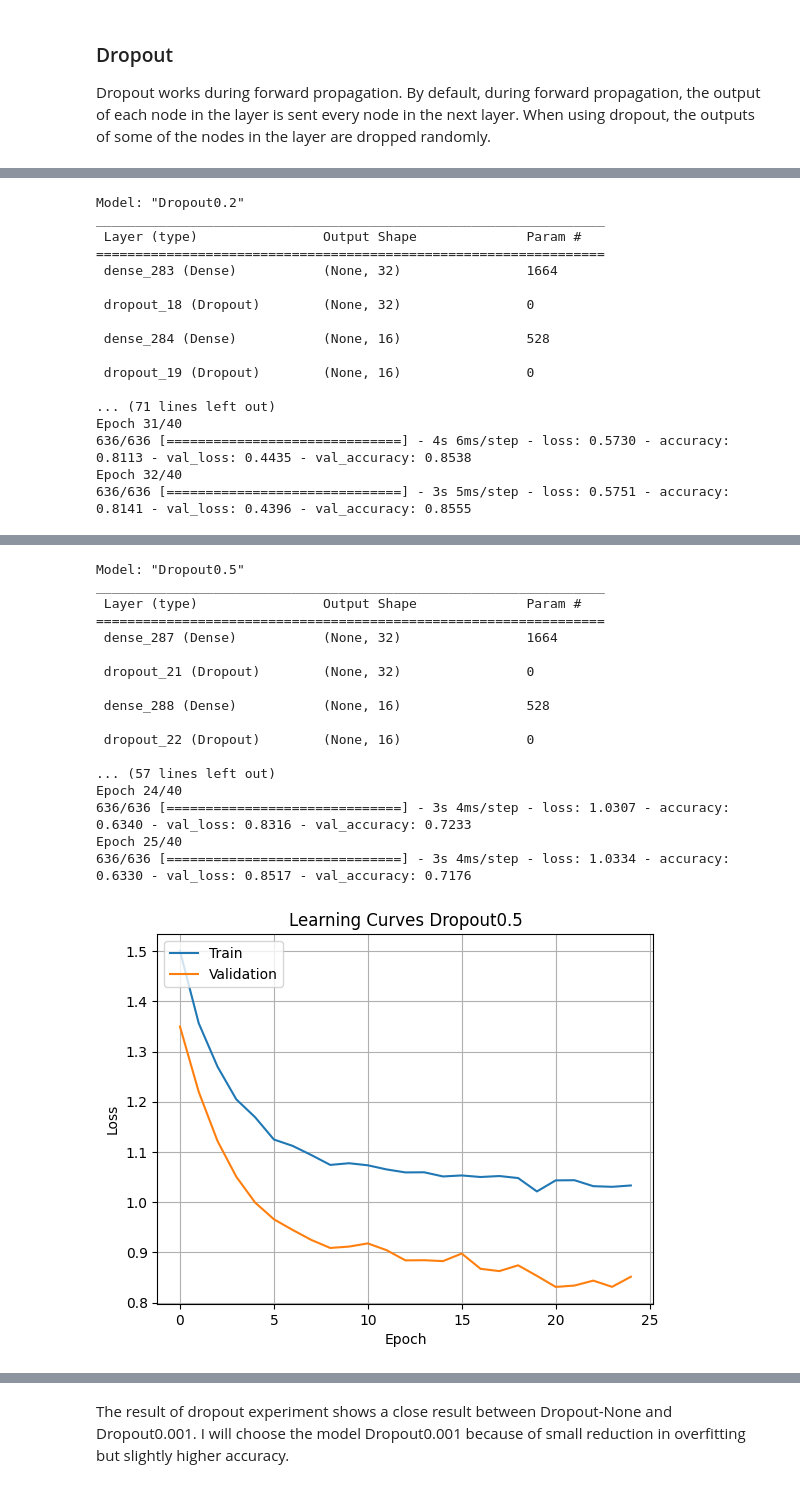
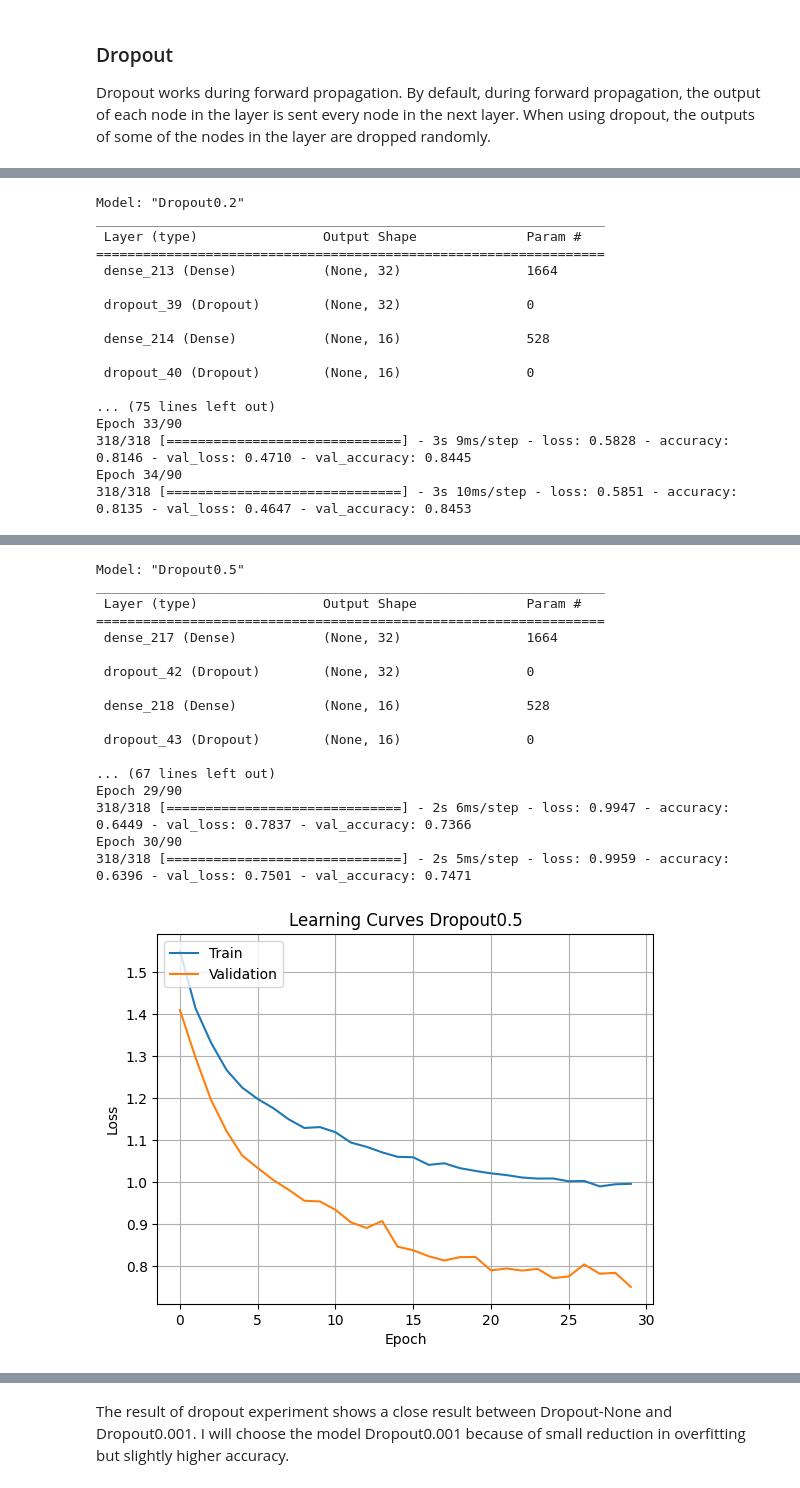
Before and after one commit to quickheaven/scs-3546-deep-learning, a Jupyter notebook: Multiclass_Clarissification_of_Malicious_URL.ipynb, the cells around one changed output, grey strips where cells are left out. Cells and saved outputs as stored; diff of their text form; code cells hidden in the pictures.

```diff
--- a/Multiclass_Clarissification_of_Malicious_URL.ipynb
+++ b/Multiclass_Clarissification_of_Malicious_URL.ipynb
@@ -836,8 +845,8 @@ accuracy_measures = {}
 
 model_config = get_base_model_config()
 # Hyperparameters:
-model_config['batch_size'] = 32
-model_config['epochs'] = 40
+model_config['batch_size'] = 64
+model_config['epochs'] = 90
 # Number of layers: 3
 # Number of nodes per each layer: 32-16-16
 model_config['hidden_activation'] = 'relu'
@@ -927,8 +936,8 @@ accuracy_measures = {}
 
 model_config = get_base_model_config()
 # Hyperparameters:
-model_config['batch_size'] = 32
-model_config['epochs'] = 40
+model_config['batch_size'] = 64
+model_config['epochs'] = 90
 # Number of layers: 3
 # Number of nodes per each layer: 32-16-16
 model_config['hidden_activation'] = 'relu'
@@ -1048,16 +1057,15 @@ accuracy_measures = {}
 
 model_config = get_base_model_config()
 # Hyperparameters:
-model_config['batch_size'] = 32
-model_config['epochs'] = 40
+model_config['batch_size'] = 64
+model_config['epochs'] = 90
 # Number of layers: 3
 # Number of nodes per each layer: 32-16-16
 model_config['hidden_activation'] = 'relu'
 model_config['weights_initializer'] = 'random_uniform'
 # Batch Normalization: not added
-model_config['optimizer'] = 'rmsprop'
+model_config['optimizer'] = 'adam'
 
-#learning_rate_list = [0.001, 0.005, 0.01, 0.1, 0.5]
 learning_rate_list = [0.001, 0.005, 0.01, 0.1]
 
 for learning_rate in learning_rate_list:
@@ -1066,8 +1074,8 @@ for learning_rate in learning_rate_list:
 
   custom_layers = [
     layers.Dense(32, kernel_initializer=model_config['weights_initializer'], activation=model_config['hidden_activation'], input_dim=model_config['input_dim']),
-    layers.Dense(16,  kernel_initializer=model_config['weights_initializer'], activation=model_config['hidden_activation']),
-    layers.Dense(16,  kernel_initializer=model_config['weights_initializer'], activation=model_config['hidden_activation']),
+    layers.Dense(16, kernel_initializer=model_config['weights_initializer'], activation=model_config['hidden_activation']),
+    layers.Dense(16, kernel_initializer=model_config['weights_initializer'], activation=model_config['hidden_activation']),
     layers.Dense(model_config['output_nodes'], activation=model_config['output_activation'])
   ];
 
@@ -1172,14 +1180,14 @@ accuracy_measures = {}
 
 model_config = get_base_model_config()
 # Hyperparameters:
-model_config['batch_size'] = 32
-model_config['epochs'] = 40
+model_config['batch_size'] = 64
+model_config['epochs'] = 90
 # Number of layers: 3
 # Number of nodes per each layer: 32-16-16
 model_config['hidden_activation'] = 'relu'
 model_config['weights_initializer'] = 'random_uniform'
 # Batch Normalization: not added
-model_config['optimizer'] = 'rmsprop'
+model_config['optimizer'] = 'adam'
 model_config['learning_rate'] = 0.001
 
 regularizer_list = ['l1','l2','l1_l2', 'None']
@@ -1299,14 +1307,14 @@ accuracy_measures = {}
 
 model_config = get_base_model_config()
 # Hyperparameters:
-model_config['batch_size'] = 32
-model_config['epochs'] = 40
+model_config['batch_size'] = 64
+model_config['epochs'] = 90
 # Number of layers: 3
 # Number of nodes per each layer: 32-16-16
 model_config['hidden_activation'] = 'relu'
 model_config['weights_initializer'] = 'random_uniform'
 # Batch Normalization: not added
-model_config['optimizer'] = 'rmsprop'
+model_config['optimizer'] = 'adam'
 model_config['learning_rate'] = 0.001
 model_config['regularizer'] = None
 model_config['dropout_rate'] = None
@@ -1407,16 +1415,16 @@ Model: "Dropout0.2"
 _________________________________________________________________
  Layer (type)                Output Shape              Param #
 =================================================================
- dense_283 (Dense)           (None, 32)                1664
+ dense_213 (Dense)           (None, 32)                1664
 
- dropout_18 (Dropout)        (None, 32)                0
+ dropout_39 (Dropout)        (None, 32)                0
 
- dense_284 (Dense)           (None, 16)                528
+ dense_214 (Dense)           (None, 16)                528
 
- dropout_19 (Dropout)        (None, 16)                0
+ dropout_40 (Dropout)        (None, 16)                0
 
-... (71 lines left out)
-Epoch 31/40
-636/636 [==============================] - 4s 6ms/step - loss: 0.5730 - accuracy: 0.8113 - val_loss: 0.4435 - val_accuracy: 0.8538
-Epoch 32/40
-636/636 [==============================] - 3s 5ms/step - loss: 0.5751 - accuracy: 0.8141 - val_loss: 0.4396 - val_accuracy: 0.8555
+... (75 lines left out)
+Epoch 33/90
+318/318 [==============================] - 3s 9ms/step - loss: 0.5828 - accuracy: 0.8146 - val_loss: 0.4710 - val_accuracy: 0.8445
+Epoch 34/90
+318/318 [==============================] - 3s 10ms/step - loss: 0.5851 - accuracy: 0.8135 - val_loss: 0.4647 - val_accuracy: 0.8453
@@ -1424,21 +1432,21 @@ Epoch 32/40
 Model: "Dropout0.5"
 _________________________________________________________________
  Layer (type)                Output Shape              Param #
 =================================================================
- dense_287 (Dense)           (None, 32)                1664
+ dense_217 (Dense)           (None, 32)                1664
 
- dropout_21 (Dropout)        (None, 32)                0
+ dropout_42 (Dropout)        (None, 32)                0
 
- dense_288 (Dense)           (None, 16)                528
+ dense_218 (Dense)           (None, 16)                528
 
- dropout_22 (Dropout)        (None, 16)                0
+ dropout_43 (Dropout)        (None, 16)                0
 
-... (57 lines left out)
-Epoch 24/40
-636/636 [==============================] - 3s 4ms/step - loss: 1.0307 - accuracy: 0.6340 - val_loss: 0.8316 - val_accuracy: 0.7233
-Epoch 25/40
-636/636 [==============================] - 3s 4ms/step - loss: 1.0334 - accuracy: 0.6330 - val_loss: 0.8517 - val_accuracy: 0.7176
+... (67 lines left out)
+Epoch 29/90
+318/318 [==============================] - 2s 6ms/step - loss: 0.9947 - accuracy: 0.6449 - val_loss: 0.7837 - val_accuracy: 0.7366
+Epoch 30/90
+318/318 [==============================] - 2s 5ms/step - loss: 0.9959 - accuracy: 0.6396 - val_loss: 0.7501 - val_accuracy: 0.7471
-[figure, old version]
+[figure, new version]
 # %%
 accuracy_measures_dropout = accuracy_measures.copy()
 # %%
```
Also changed, not shown: parts of 55 cells of this notebook.
